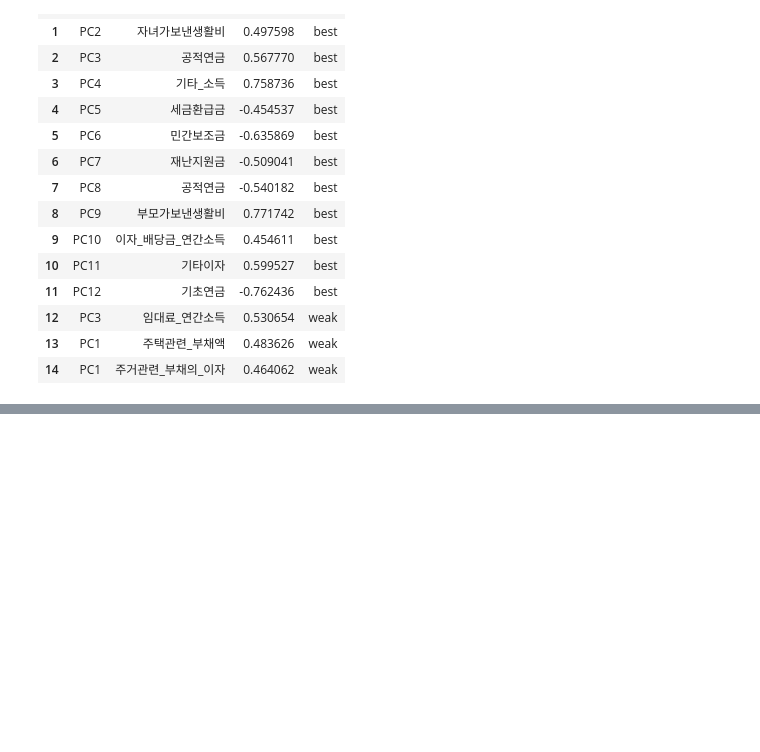
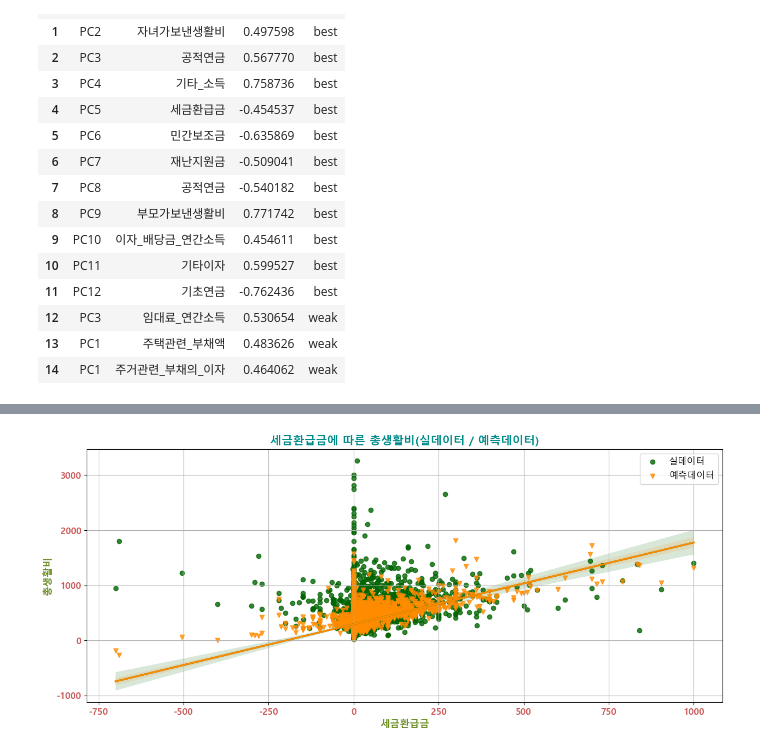
Before and after one commit to jagara101/SemiProject3, a Jupyter notebook: 3차세미 프로젝트 08.14-08.22/!3차 세미프로젝트 코드 최종.ipynb, the cells around one changed output, grey strips where cells are left out. Drawn from its saved outputs; the diff is of its cells as text; code cells hidden in the pictures; blank space fills up the shorter version.

```diff
--- a/3차세미 프로젝트 08.14-08.22/!3차 세미프로젝트 코드 최종.ipynb
+++ b/3차세미 프로젝트 08.14-08.22/!3차 세미프로젝트 코드 최종.ipynb
@@ -1338,0 +1274,17 @@ plt.close()
+# %%
+# # `세금환급금`에 따른 `총생활비` 비교
+
+plt.figure(figsize=(15, 6))
+sb.regplot(data=target_df, x='세금환급금', y='총생활비',color='darkgreen',label='실데이터')
+sb.regplot(data=target_df, x='세금환급금', y=ols_result.fit.fittedvalues,color='darkorange',marker='v',label='예측데이터')
+plt.title("세금환급금에 따른 총생활비(실데이터 / 예측데이터)",color='darkcyan',fontsize=15,fontweight='bold')
+plt.legend(loc='upper right') #범례
+plt.xlabel('세금환급금',color='olivedrab',fontsize=13,fontweight='bold')
+plt.ylabel('총생활비',color='olivedrab',fontsize=13,fontweight='bold')
+plt.xticks(color='indianred',fontweight='bold')
+plt.yticks(color='indianred',fontweight='bold')
+plt.grid()
+plt.plot()
+plt.show()
+# %% [output]
+[figure, added]
```
Also changed, not shown: parts of 75 cells of this notebook, 1 other file.
